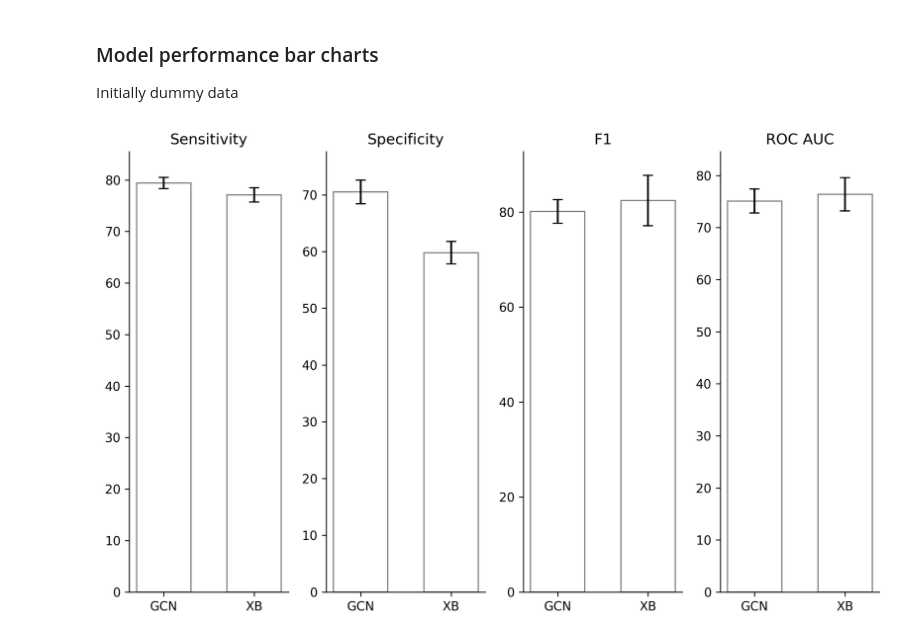
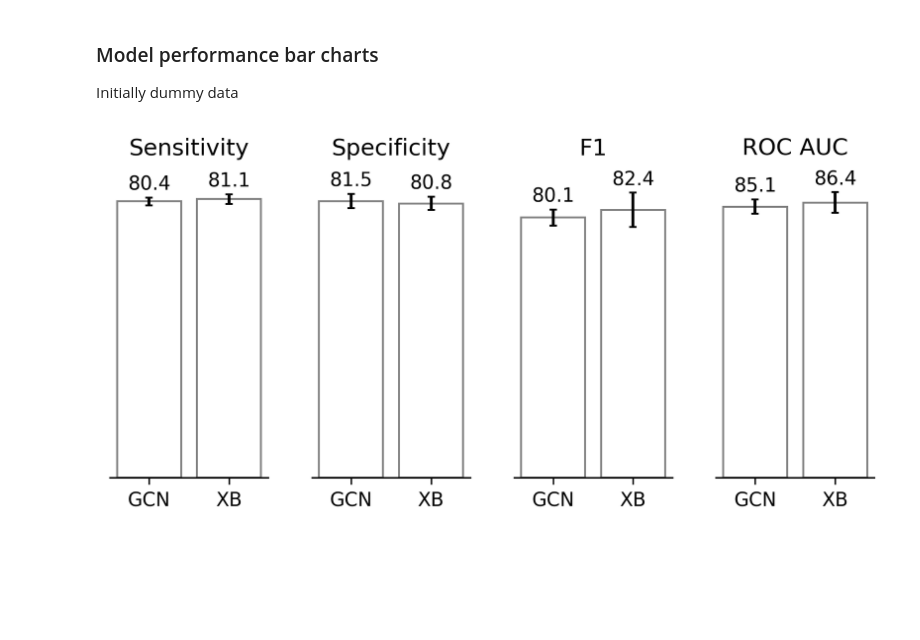
Before and after one commit to fowler-lab/tb-pnca-gnn, a Jupyter notebook: dd_pnca/pnca_figs.ipynb, the cells around one changed output. Drawn from its saved outputs; the diff is of its cells as text; code cells hidden in the pictures; blank space fills up the shorter version.

Commit message:
model results fig w dummy data

```diff
--- a/dd_pnca/pnca_figs.ipynb
+++ b/dd_pnca/pnca_figs.ipynb
@@ -124,47 +125,38 @@ Initially dummy data
 # %%
 models = ['GCN', 'XB']
 
 metrics = {
-    'Sensitivity': (np.array([79.4, 77.1]), np.array([1.1, 1.4])),
-    'Specificity': (np.array([70.5, 59.8]), np.array([2.1, 2.0])),
+    'Sensitivity': (np.array([80.4, 81.1]), np.array([1.1, 1.4])),
+    'Specificity': (np.array([81.5, 80.8]), np.array([2.1, 2.0])),
     'F1':         (np.array([80.1, 82.4]),  np.array([2.5, 5.3])),
-    'ROC AUC':    (np.array([75.1, 76.4]),  np.array([2.3, 3.2]))
+    'ROC AUC':    (np.array([85.1, 86.4]),  np.array([2.3, 3.2]))
 }
 
-def plot_metrics(ax, metric_data, title):
-    bar_width = 0.6
-    x = np.arange(len(models))
+fig, axs = plt.subplots(1, 4, figsize=(6, 3))
+fig.subplots_adjust(wspace=4)
 
-    for i, (metric, (vals, errs)) in enumerate(metric_data.items()):
-        pos = x + i * (len(models) + 1)  # space between groups
-        ax.bar(pos, vals, yerr=errs, capsize=4, width=bar_width, color='white', edgecolor='gray')
-        ax.set_xticks(pos)
-        ax.set_xticklabels(models)
-        ax.set_title(title, loc='left',
-                    #  fontsize=10
-                     )
-        ax.set_ylabel(metric.lower(),
-                    #   fontsize=9
-                      )
-        ax.spines[['top', 'right']].set_visible(False)
+for i, (metric, (vals, errs)) in enumerate(metrics.items()):
+    ax = axs[i]
+    bars = ax.bar(models, vals, yerr=errs, capsize=2, width=0.8, color='white', edgecolor='gray')
 
-# Create figure and subplots
-fig, axs = plt.subplots(1, 4, figsize=(9, 6))
-fig.subplots_adjust(hspace=0.6, wspace=0.4)
+    # Add value labels above bars
+    for bar, value, error in zip(bars, vals, errs):
+        ax.text(bar.get_x() + bar.get_width() / 2, value + error + 1, f'{value:.1f}',
+                ha='center', va='bottom',
+                # fontsize=9
+                )
 
-# Plot each metric (test)
-for i, (metric, data) in enumerate(metrics.items()):
-    ax = axs[i]
-    ax.bar(models, data[0], yerr=data[1], capsize=4, width=0.6, color='white', edgecolor='gray')
-    ax.set_title(f'{metric}',
-                #  fontsize=10
-                 )
-    ax.set_ylim(0, max(data[0] + data[1]) + 5)
-    ax.spines[['top', 'right']].set_visible(False)
+    # Title only, no y-axis
+    ax.set_title(metric)
+    ax.set_xticks(np.arange(len(models)))
+    ax.set_xticklabels(models)
+    ax.set_ylim(0, max(vals + errs) + 8)
+    ax.spines[['top', 'right', 'left']].set_visible(False)
+    ax.tick_params(left=False, labelleft=False)
 
-plt.tight_layout(rect=[0, 0, 1, 0.95])
+plt.tight_layout()
 plt.show()
 # %% [output]
-[figure, old version]
+[figure, new version]
 # %%
 models = ['GCN', 'XB']
```
Also changed, not shown: parts of 3 cells of this notebook, 2 other files.
